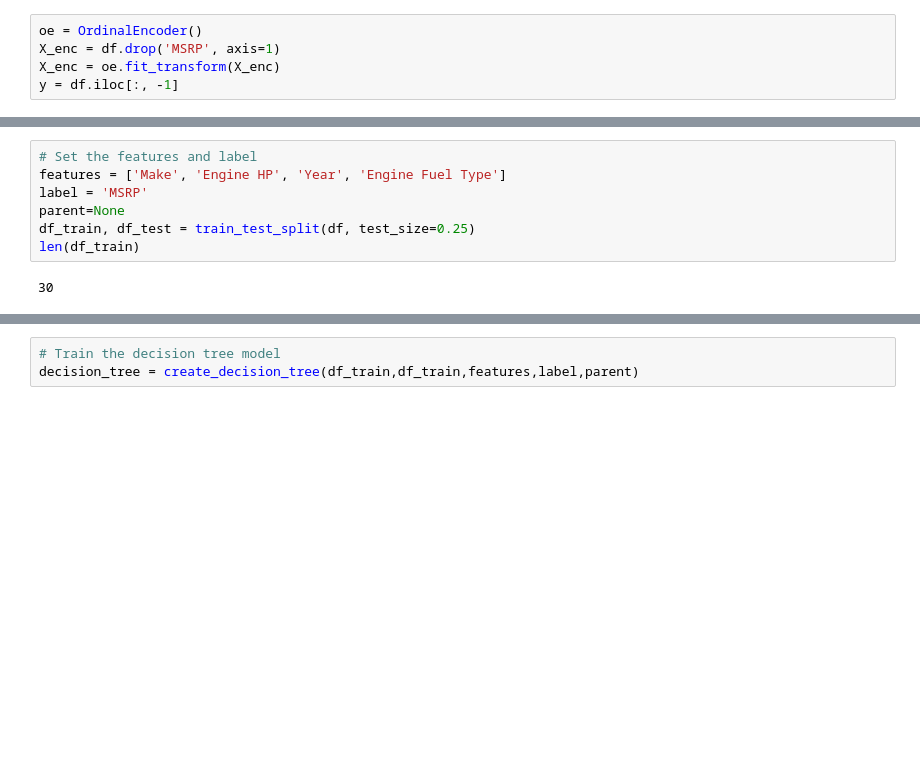
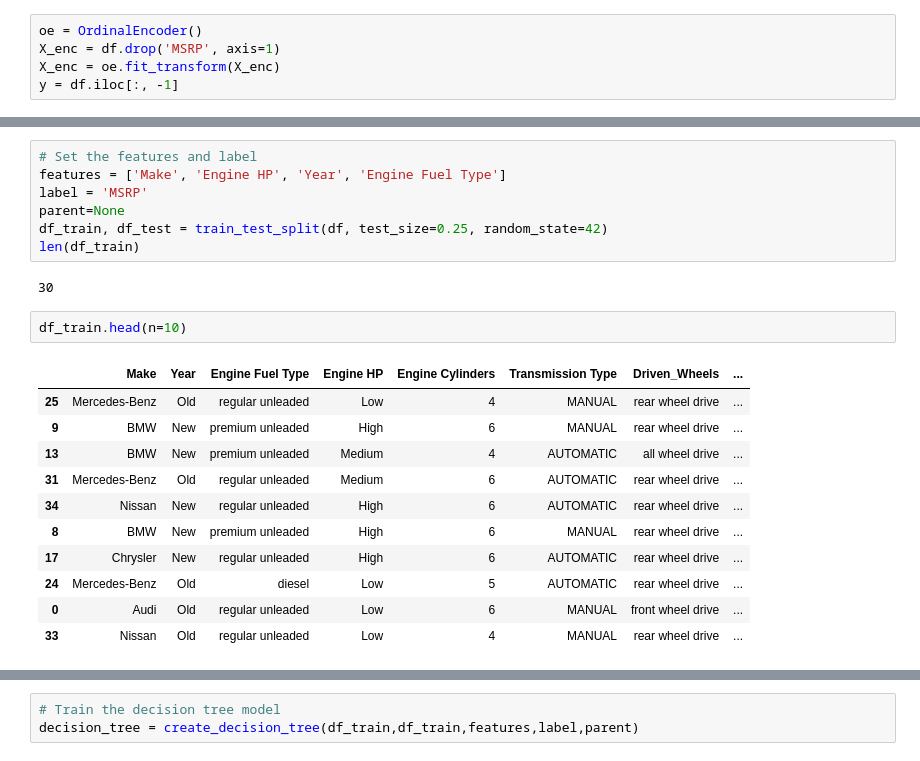
Before and after one commit to coll-j/Tugas-KK, a Jupyter notebook: Minggu-5/Decision_Tree.ipynb, the cells around one changed output, grey strips where cells are left out. Drawn from its saved outputs; the diff is of its cells as text; blank space fills up the shorter version.

```diff
--- a/Minggu-5/Decision_Tree.ipynb
+++ b/Minggu-5/Decision_Tree.ipynb
@@ -144,7 +172,21 @@ print(featureScores.nlargest(4,'Score'))  #print 10 best features
 features = ['Make', 'Engine HP', 'Year', 'Engine Fuel Type']
 label = 'MSRP'
 parent=None
-df_train, df_test = train_test_split(df, test_size=0.25)
+df_train, df_test = train_test_split(df, test_size=0.25, random_state=42)
 len(df_train)
 # %% [output]
 30
+# %%
+df_train.head(n=10)
+# %% [output]
+|  | Make | Year | Engine Fuel Type | Engine HP | Engine Cylinders | Transmission Type | Driven_Wheels | ... |
+| 25 | Mercedes-Benz | Old | regular unleaded | Low | 4 | MANUAL | rear wheel drive | ... |
+| 9 | BMW | New | premium unleaded | High | 6 | MANUAL | rear wheel drive | ... |
+| 13 | BMW | New | premium unleaded | Medium | 4 | AUTOMATIC | all wheel drive | ... |
+| 31 | Mercedes-Benz | Old | regular unleaded | Medium | 6 | AUTOMATIC | rear wheel drive | ... |
+| 34 | Nissan | New | regular unleaded | High | 6 | AUTOMATIC | rear wheel drive | ... |
+| 8 | BMW | New | premium unleaded | High | 6 | MANUAL | rear wheel drive | ... |
+| 17 | Chrysler | New | regular unleaded | High | 6 | AUTOMATIC | rear wheel drive | ... |
+| 24 | Mercedes-Benz | Old | diesel | Low | 5 | AUTOMATIC | rear wheel drive | ... |
+| 0 | Audi | Old | regular unleaded | Low | 6 | MANUAL | front wheel drive | ... |
+| 33 | Nissan | Old | regular unleaded | Low | 4 | MANUAL | rear wheel drive | ... |
```
Also changed, not shown: parts of 20 cells of this notebook.
